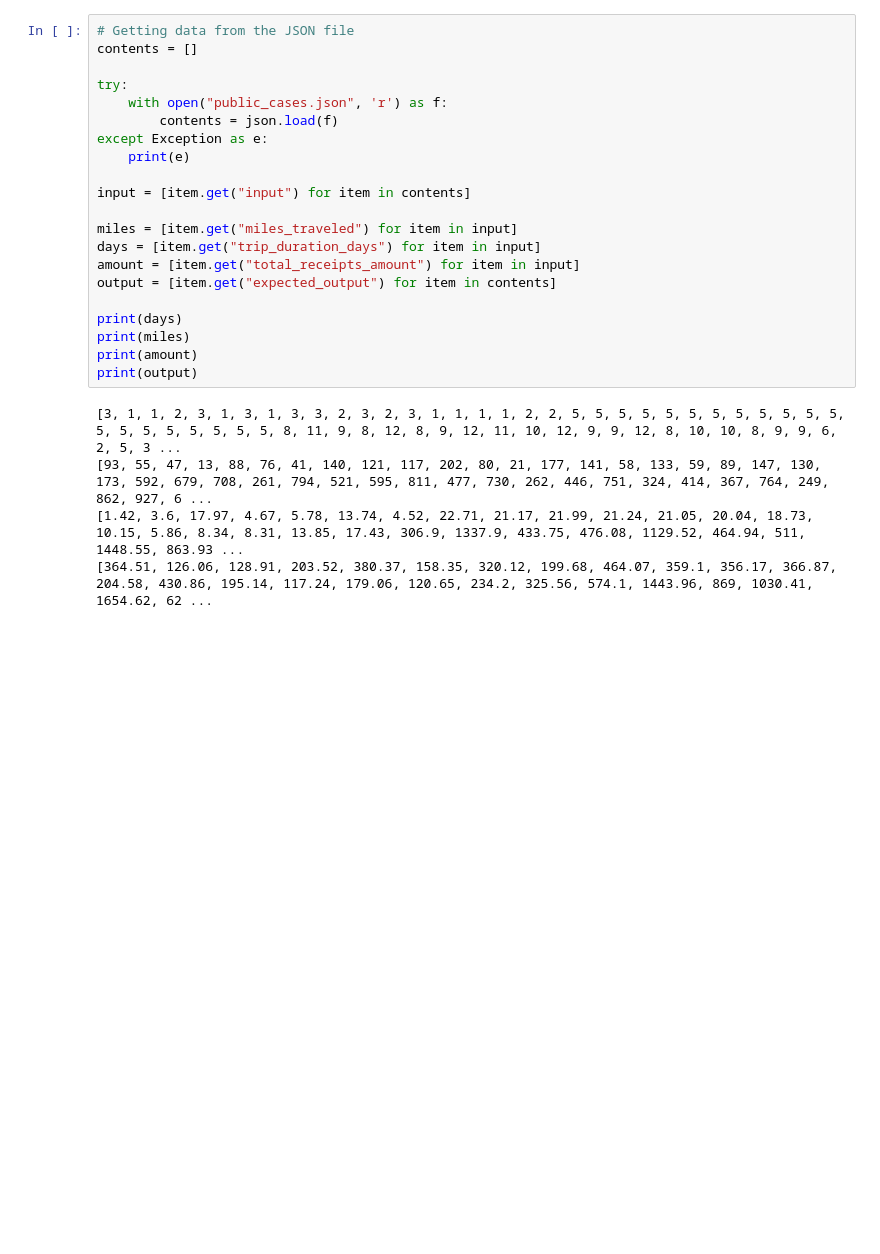
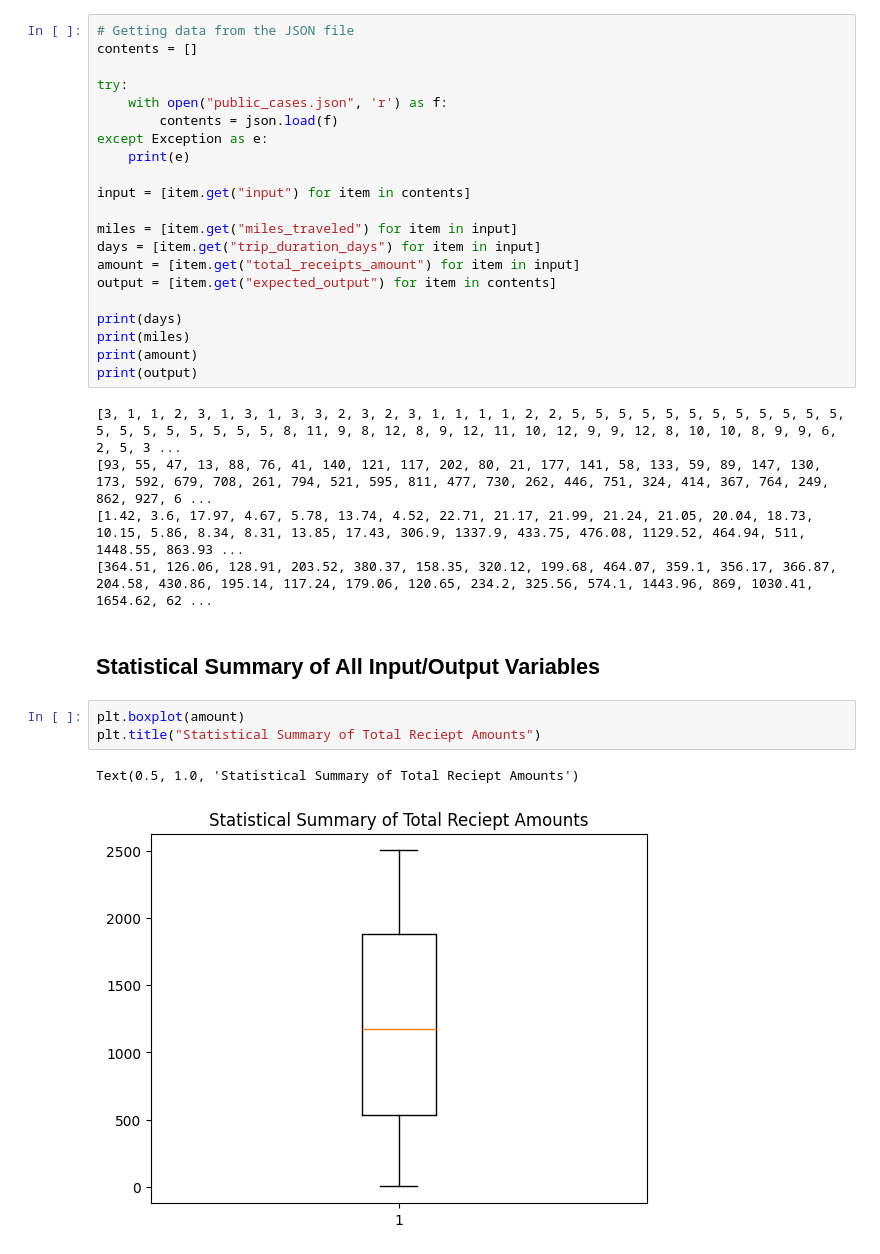
Before and after one commit to srazam/MachineLearningTeamProject, a Jupyter notebook: dataExp.ipynb, the cells around one changed output. Cells and saved outputs as stored; diff of their text form; blank space fills up the shorter version.

Commit message:
Statistical summary of all input/output variables

```diff
--- a/dataExp.ipynb
+++ b/dataExp.ipynb
@@ -96,3 +96,11 @@ print(output)
 [93, 55, 47, 13, 88, 76, 41, 140, 121, 117, 202, 80, 21, 177, 141, 58, 133, 59, 89, 147, 130, 173, 592, 679, 708, 261, 794, 521, 595, 811, 477, 730, 262, 446, 751, 324, 414, 367, 764, 249, 862, 927, 6 ...
 [1.42, 3.6, 17.97, 4.67, 5.78, 13.74, 4.52, 22.71, 21.17, 21.99, 21.24, 21.05, 20.04, 18.73, 10.15, 5.86, 8.34, 8.31, 13.85, 17.43, 306.9, 1337.9, 433.75, 476.08, 1129.52, 464.94, 511, 1448.55, 863.93 ...
 [364.51, 126.06, 128.91, 203.52, 380.37, 158.35, 320.12, 199.68, 464.07, 359.1, 356.17, 366.87, 204.58, 430.86, 195.14, 117.24, 179.06, 120.65, 234.2, 325.56, 574.1, 1443.96, 869, 1030.41, 1654.62, 62 ...
+# %% [markdown]
+## Statistical Summary of All Input/Output Variables
+# %%
+plt.boxplot(amount)
+plt.title("Statistical Summary of Total Reciept Amounts")
+# %% [output]
+Text(0.5, 1.0, 'Statistical Summary of Total Reciept Amounts')
+[figure, added]
```
Also changed, not shown: parts of 3 cells of this notebook.
